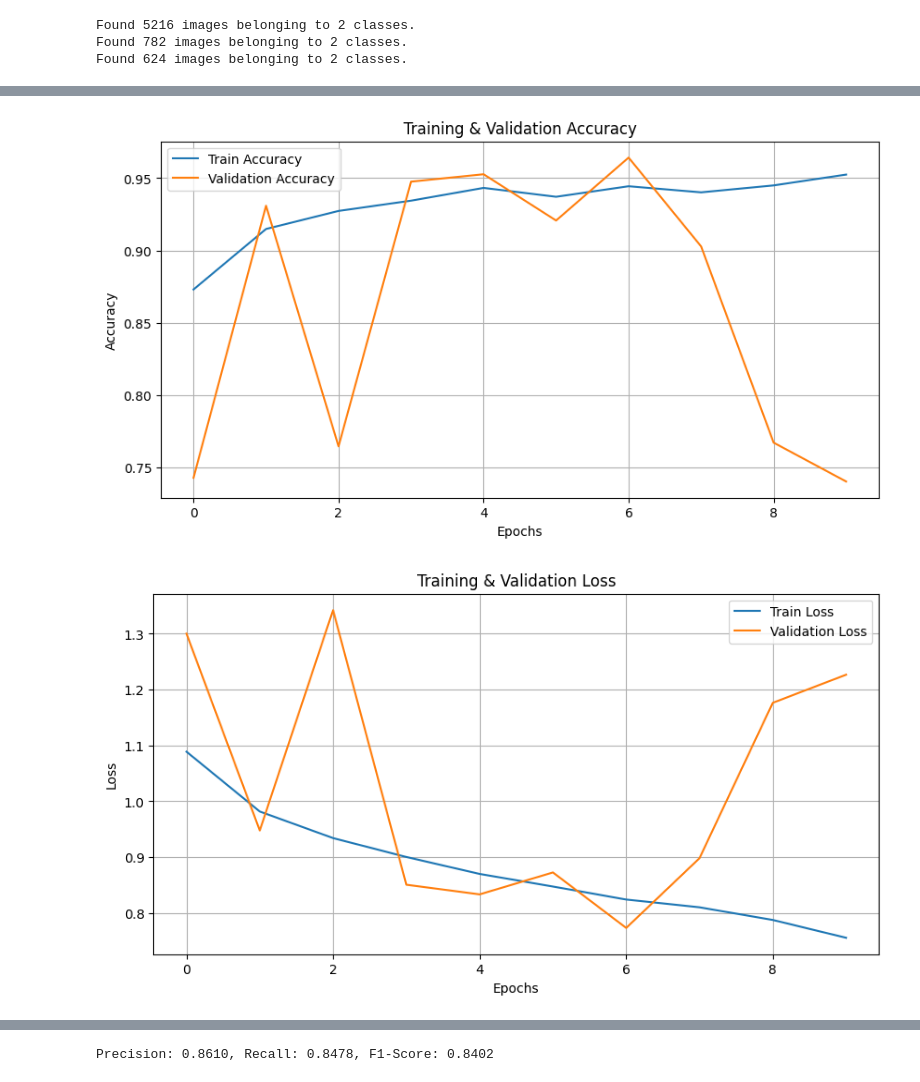
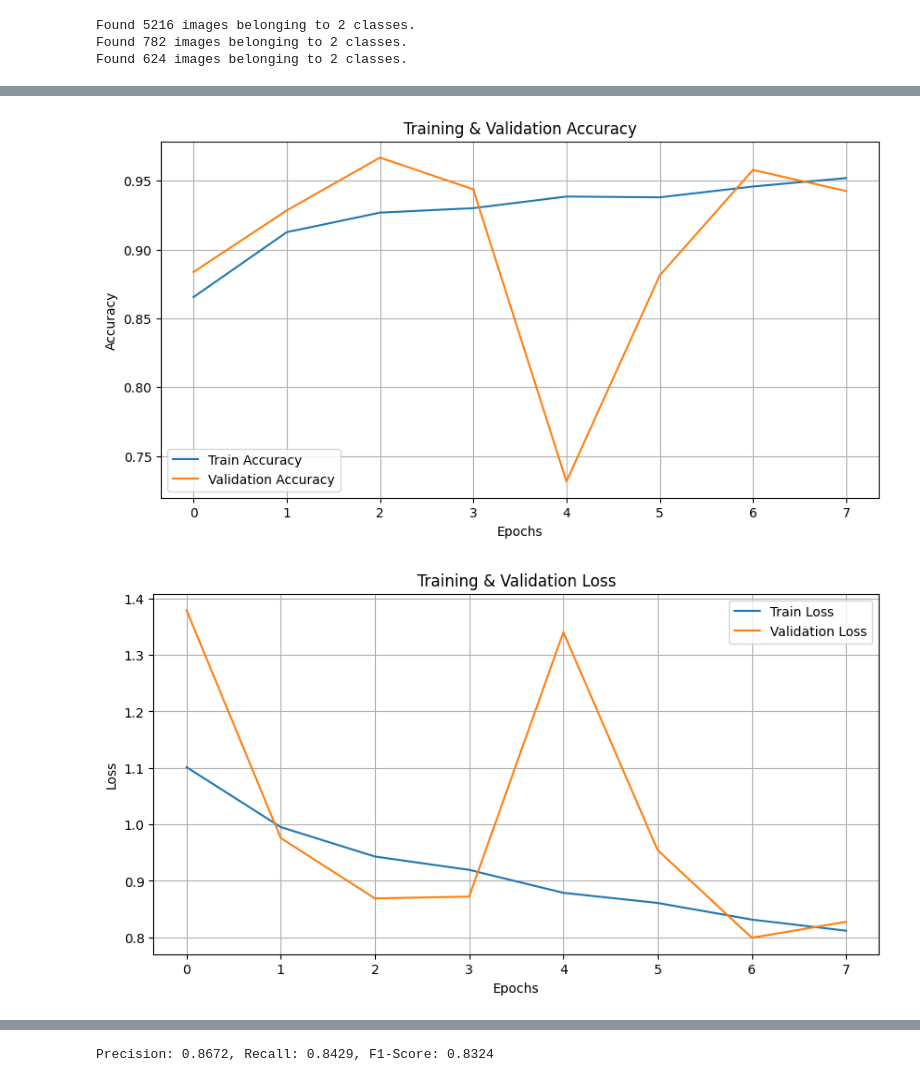
Before and after one commit to MovinduSenura/Chest-Xray-Pneumonia-Detection, a Jupyter notebook: notebooks/ResNet50.ipynb, the cells around one changed output, grey strips where cells are left out. Drawn from its saved outputs; the diff is of its cells as text; code cells hidden in the pictures.

Commit message:
Final ResNet Model Development and Results

```diff
--- a/notebooks/ResNet50.ipynb
+++ b/notebooks/ResNet50.ipynb
@@ -132,14 +132,14 @@ Model: "functional"
 callbacks = [
     EarlyStopping(monitor='val_accuracy', patience=5, mode='max', restore_best_weights=True),
     ReduceLROnPlateau(monitor='val_loss', factor=0.3, patience=3, verbose=1),
-    ModelCheckpoint('/content/drive/MyDrive/Chest_Xray_Model/best_model.keras',
+    ModelCheckpoint('/content/drive/MyDrive/Chest_Xray_Model_Oshan/best_model.keras',
                     monitor='val_accuracy', save_best_only=True, verbose=1)
 ]
 
 history = model.fit(
     train_gen,
     validation_data=val_gen,
-    epochs=10,
+    epochs=25,
     callbacks=callbacks,
     verbose=1
 )
@@ -171,7 +171,7 @@ from sklearn.metrics import confusion_matrix, ConfusionMatrixDisplay, classifica
 from sklearn.metrics import roc_curve, auc, precision_recall_fscore_support
 
 # Load best model for evaluation
-best_model = load_model('/content/drive/MyDrive/Chest_Xray_Model/best_model.keras')
+best_model = load_model('/content/drive/MyDrive/Chest_Xray_Model_Oshan/best_model.keras')
 
 # Evaluate on validation and test sets
 val_loss, val_acc = best_model.evaluate(val_gen)
@@ -239,2 +239,2 @@ plt.legend(); plt.show()
-[figure, old version]
+[figure, new version]
-[figure, old version]
+[figure, new version]
@@ -243 +243 @@ plt.legend(); plt.show()
-Precision: 0.8610, Recall: 0.8478, F1-Score: 0.8402
+Precision: 0.8672, Recall: 0.8429, F1-Score: 0.8324
```
Also changed, not shown: parts of 6 cells of this notebook.
